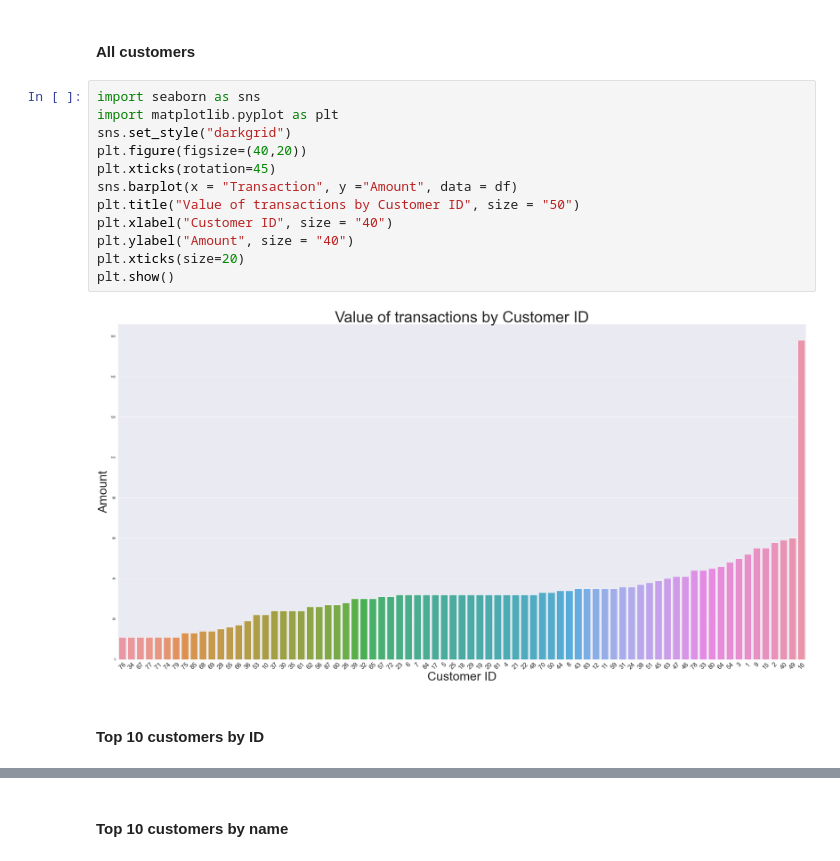
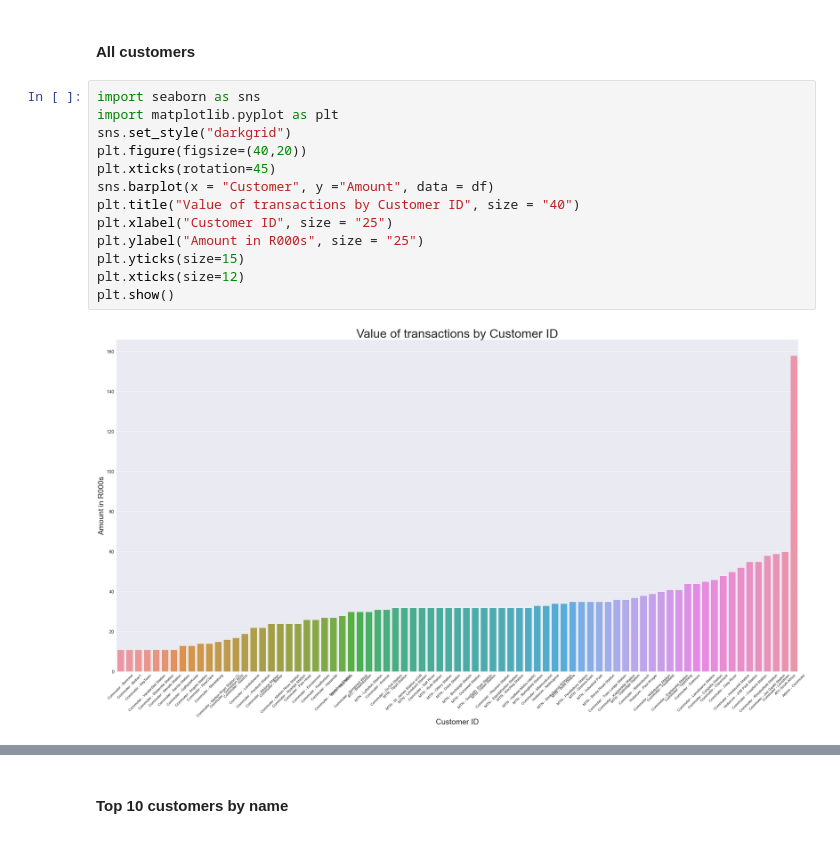
Before and after one commit to KarlMeierMattern/Python_Notes, a Jupyter notebook: Project Tower/Revenue_Analysis.ipynb, the cells around one changed output, grey strips where cells are left out. Cells and saved outputs as stored; diff of their text form.

```diff
--- a/Project Tower/Revenue_Analysis.ipynb
+++ b/Project Tower/Revenue_Analysis.ipynb
@@ -60,16 +52,15 @@ df = df1.sort_values(by="Amount", ascending=True)
 # %%
 import seaborn as sns
 import matplotlib.pyplot as plt
 sns.set_style("darkgrid")
 plt.figure(figsize=(40,20))
 plt.xticks(rotation=45)
-sns.barplot(x = "Transaction", y ="Amount", data = df)
-plt.title("Value of transactions by Customer ID", size = "50")
-plt.xlabel("Customer ID", size = "40")
-plt.ylabel("Amount", size = "40")
-plt.xticks(size=20)
+sns.barplot(x = "Customer", y ="Amount", data = df)
+plt.title("Value of transactions by Customer ID", size = "40")
+plt.xlabel("Customer ID", size = "25")
+plt.ylabel("Amount in R000s", size = "25")
+plt.yticks(size=15)
+plt.xticks(size=12)
 plt.show()
 # %% [output]
-[figure, old version]
+[figure, new version]
-# %% [markdown]
-#### Top 10 customers by ID
```
Also changed, not shown: parts of 4 cells of this notebook.
